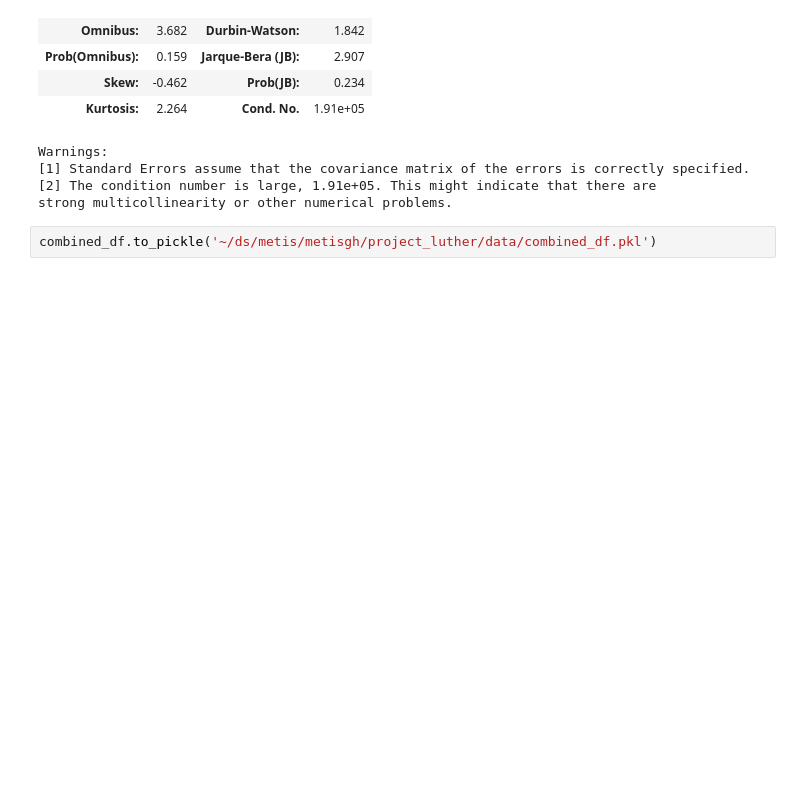
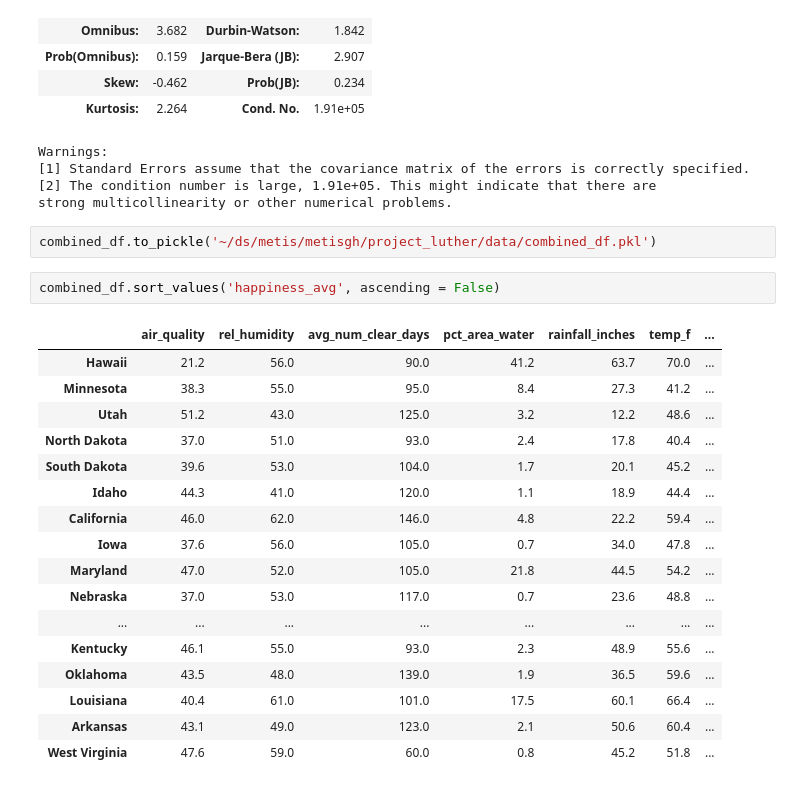
Before and after one commit to danielwilentz/Climate-Topography-vs.-Happiness, a Jupyter notebook: combine_data.ipynb, the cells around one changed output. Cells and saved outputs as stored; diff of their text form; blank space fills up the shorter version.

```diff
--- a/combine_data.ipynb
+++ b/combine_data.ipynb
@@ -324,3 +372,23 @@ Warnings:
 strong multicollinearity or other numerical problems.
 # %%
 combined_df.to_pickle('~/ds/metis/metisgh/project_luther/data/combined_df.pkl')
+# %%
+combined_df.sort_values('happiness_avg', ascending = False)
+# %% [output]
+|  | air_quality | rel_humidity | avg_num_clear_days | pct_area_water | rainfall_inches | temp_f | ... |
+| Hawaii | 21.2 | 56.0 | 90.0 | 41.2 | 63.7 | 70.0 | ... |
+| Minnesota | 38.3 | 55.0 | 95.0 | 8.4 | 27.3 | 41.2 | ... |
+| Utah | 51.2 | 43.0 | 125.0 | 3.2 | 12.2 | 48.6 | ... |
+| North Dakota | 37.0 | 51.0 | 93.0 | 2.4 | 17.8 | 40.4 | ... |
+| South Dakota | 39.6 | 53.0 | 104.0 | 1.7 | 20.1 | 45.2 | ... |
+| Idaho | 44.3 | 41.0 | 120.0 | 1.1 | 18.9 | 44.4 | ... |
+| California | 46.0 | 62.0 | 146.0 | 4.8 | 22.2 | 59.4 | ... |
+| Iowa | 37.6 | 56.0 | 105.0 | 0.7 | 34.0 | 47.8 | ... |
+| Maryland | 47.0 | 52.0 | 105.0 | 21.8 | 44.5 | 54.2 | ... |
+| Nebraska | 37.0 | 53.0 | 117.0 | 0.7 | 23.6 | 48.8 | ... |
+| ... | ... | ... | ... | ... | ... | ... | ... |
+| Kentucky | 46.1 | 55.0 | 93.0 | 2.3 | 48.9 | 55.6 | ... |
+| Oklahoma | 43.5 | 48.0 | 139.0 | 1.9 | 36.5 | 59.6 | ... |
+| Louisiana | 40.4 | 61.0 | 101.0 | 17.5 | 60.1 | 66.4 | ... |
+| Arkansas | 43.1 | 49.0 | 123.0 | 2.1 | 50.6 | 60.4 | ... |
+| West Virginia | 47.6 | 59.0 | 60.0 | 0.8 | 45.2 | 51.8 | ... |
```
Also changed, not shown: parts of 9 cells of this notebook, 12 other files.
